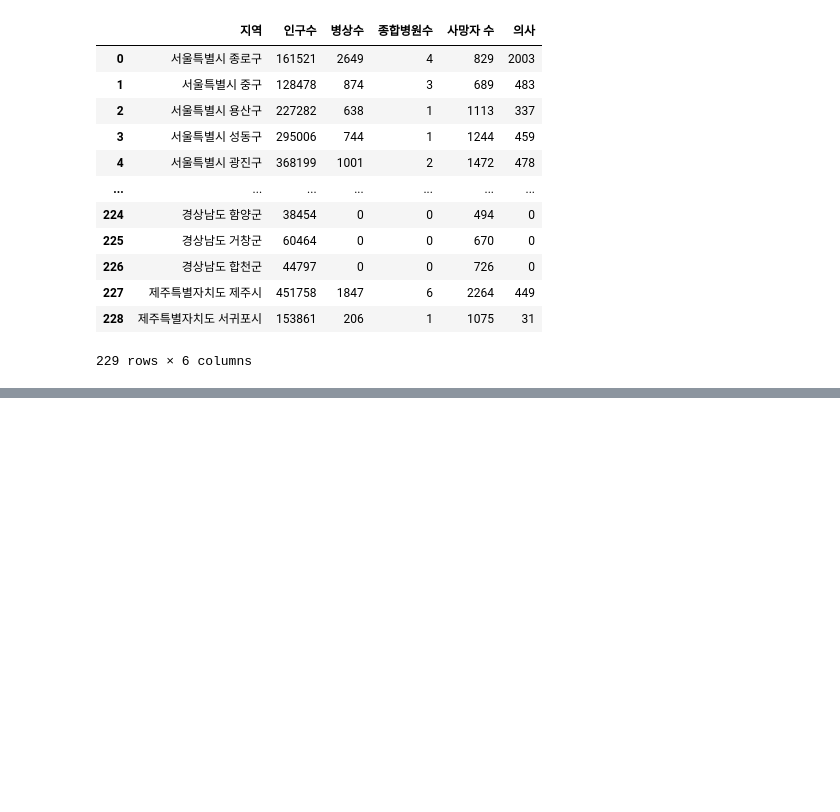
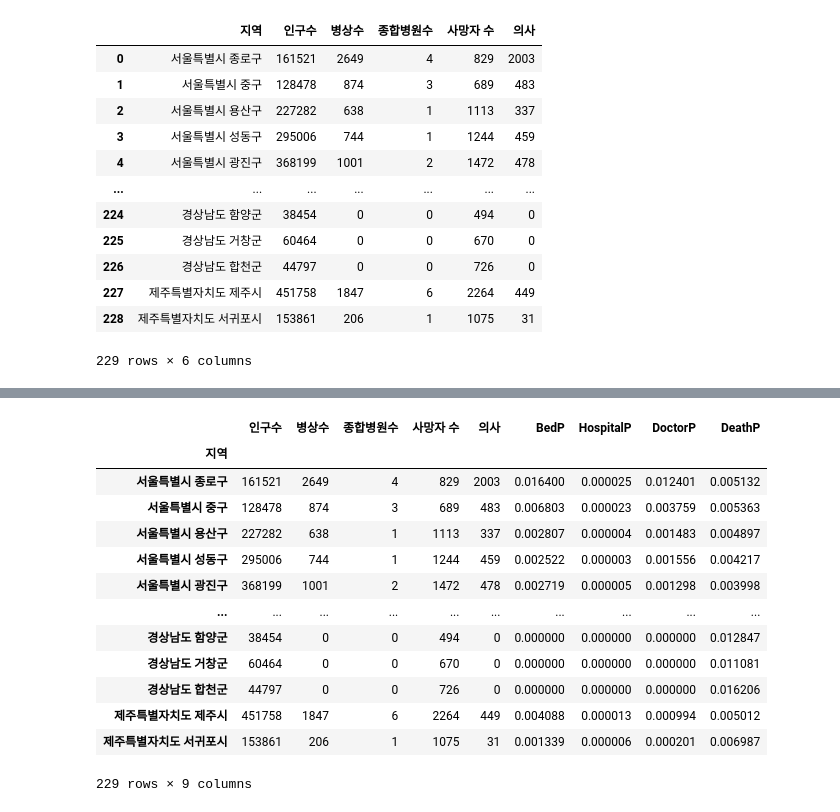
Before and after one commit to cav2280/dcx-final, a Jupyter notebook: main_종합병원.ipynb, the cells around one changed output, grey strips where cells are left out. Cells and saved outputs as stored; diff of their text form; code cells hidden in the pictures; blank space fills up the shorter version.

```diff
--- a/main_종합병원.ipynb
+++ b/main_종합병원.ipynb
@@ -702,3 +702,21 @@ merged_df
 | 227 | 제주특별자치도 제주시 | 451758 | 1847 | 6 | 2264 | 449 | 0.004088 | 0.000013 | 0.000994 | 0.005012 |
 | 228 | 제주특별자치도 서귀포시 | 153861 | 206 | 1 | 1075 | 31 | 0.001339 | 0.000006 | 0.000201 | 0.006987 |
 229 rows × 10 columns
+# %%
+merged_df.set_index('지역', inplace=True)
+merged_df
+# %% [output]
+|  | 인구수 | 병상수 | 종합병원수 | 사망자 수 | 의사 | BedP | HospitalP | DoctorP | DeathP |
+| 지역 |  |  |  |  |  |  |  |  |  |
+| 서울특별시 종로구 | 161521 | 2649 | 4 | 829 | 2003 | 0.016400 | 0.000025 | 0.012401 | 0.005132 |
+| 서울특별시 중구 | 128478 | 874 | 3 | 689 | 483 | 0.006803 | 0.000023 | 0.003759 | 0.005363 |
+| 서울특별시 용산구 | 227282 | 638 | 1 | 1113 | 337 | 0.002807 | 0.000004 | 0.001483 | 0.004897 |
+| 서울특별시 성동구 | 295006 | 744 | 1 | 1244 | 459 | 0.002522 | 0.000003 | 0.001556 | 0.004217 |
+| 서울특별시 광진구 | 368199 | 1001 | 2 | 1472 | 478 | 0.002719 | 0.000005 | 0.001298 | 0.003998 |
+| ... | ... | ... | ... | ... | ... | ... | ... | ... | ... |
+| 경상남도 함양군 | 38454 | 0 | 0 | 494 | 0 | 0.000000 | 0.000000 | 0.000000 | 0.012847 |
+| 경상남도 거창군 | 60464 | 0 | 0 | 670 | 0 | 0.000000 | 0.000000 | 0.000000 | 0.011081 |
+| 경상남도 합천군 | 44797 | 0 | 0 | 726 | 0 | 0.000000 | 0.000000 | 0.000000 | 0.016206 |
+| 제주특별자치도 제주시 | 451758 | 1847 | 6 | 2264 | 449 | 0.004088 | 0.000013 | 0.000994 | 0.005012 |
+| 제주특별자치도 서귀포시 | 153861 | 206 | 1 | 1075 | 31 | 0.001339 | 0.000006 | 0.000201 | 0.006987 |
+229 rows × 9 columns
```
Also changed, not shown: parts of 8 cells of this notebook, 8 other files.
